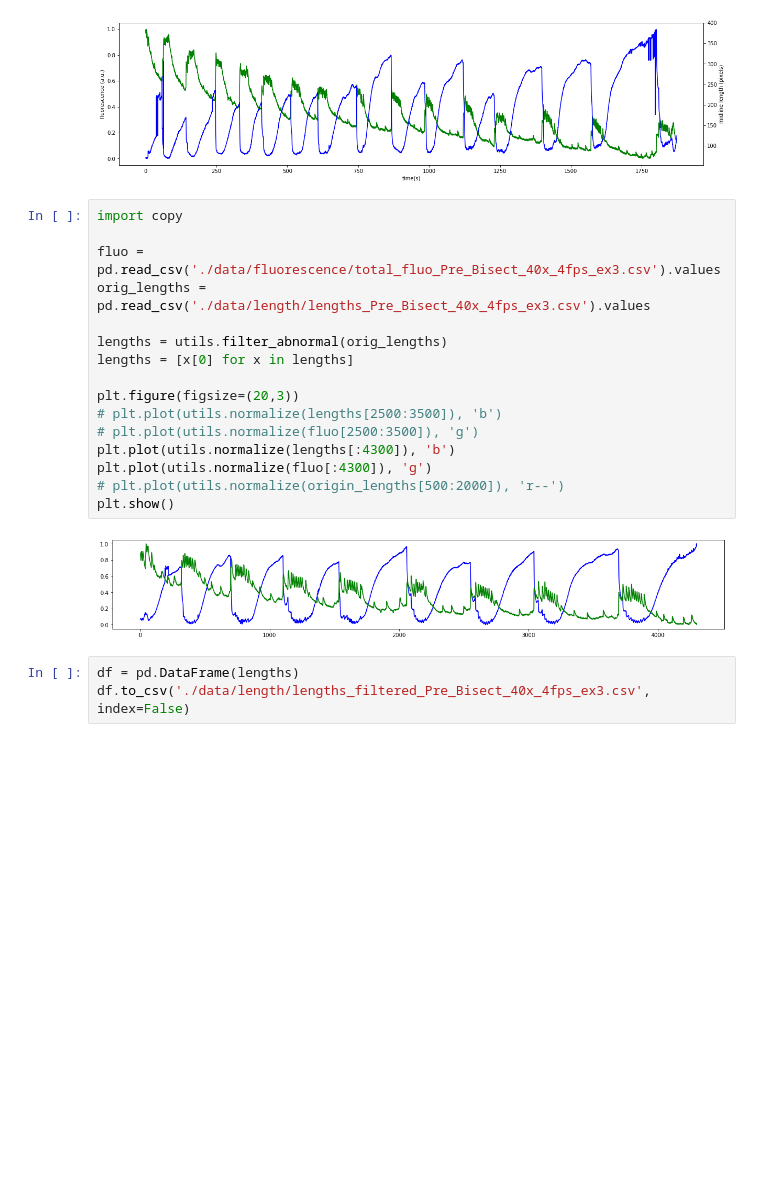
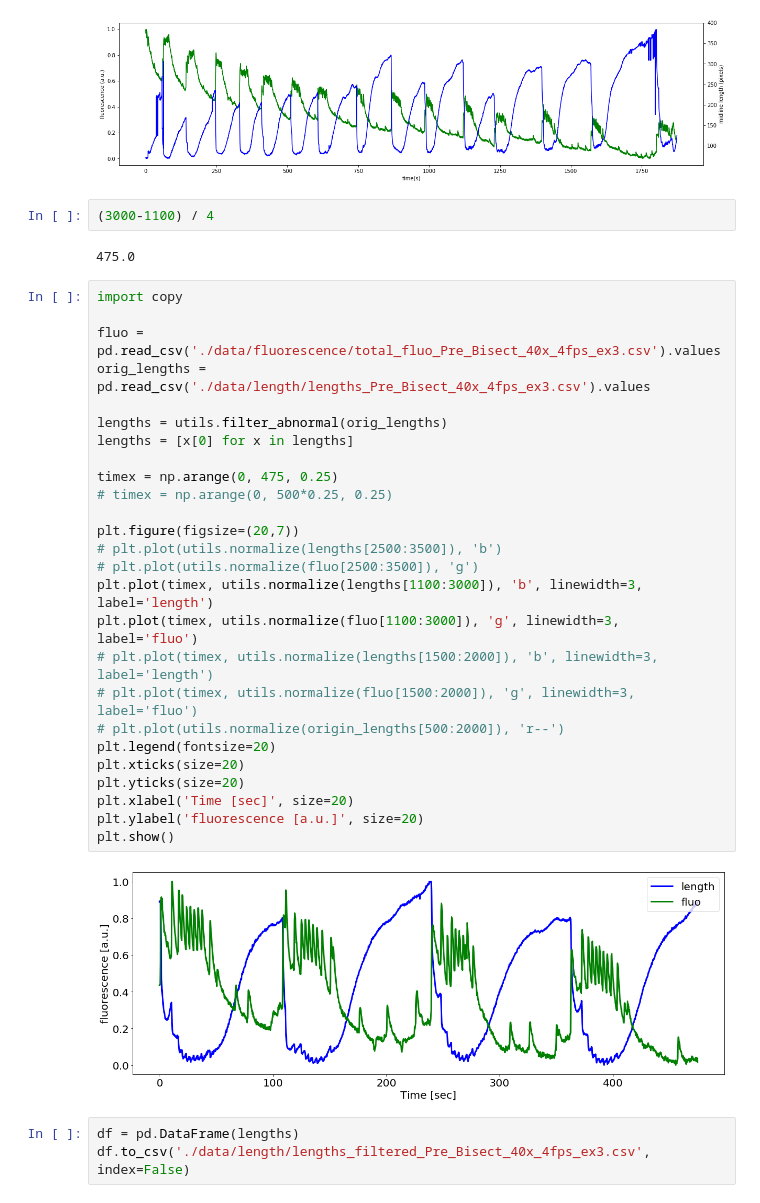
Before and after one commit to hengjiwang/hydracv, a Jupyter notebook: hydracv/_overlay_midline_and_fluo.ipynb, the cells around one changed output. Drawn from its saved outputs; the diff is of its cells as text; blank space fills up the shorter version.

Commit message:
Add sep fluo

```diff
--- a/hydracv/_overlay_midline_and_fluo.ipynb
+++ b/hydracv/_overlay_midline_and_fluo.ipynb
@@ -74,24 +71,38 @@ anlzr.add_midline_lens(VIDEONAME[5], FILEPATH[5])
 anlzr.plot_fluos_and_midline_lens(VIDEONAME[5])
 # %% [output]
 [figure]
+# %%
+(3000-1100) / 4
+# %% [output]
+475.0
 # %%
 import copy
 
 fluo = pd.read_csv('./data/fluorescence/total_fluo_Pre_Bisect_40x_4fps_ex3.csv').values
 orig_lengths = pd.read_csv('./data/length/lengths_Pre_Bisect_40x_4fps_ex3.csv').values
 
 lengths = utils.filter_abnormal(orig_lengths)
 lengths = [x[0] for x in lengths]
 
-plt.figure(figsize=(20,3))
+timex = np.arange(0, 475, 0.25)
+# timex = np.arange(0, 500*0.25, 0.25)
+
+plt.figure(figsize=(20,7))
 # plt.plot(utils.normalize(lengths[2500:3500]), 'b')
 # plt.plot(utils.normalize(fluo[2500:3500]), 'g')
-plt.plot(utils.normalize(lengths[:4300]), 'b')
-plt.plot(utils.normalize(fluo[:4300]), 'g')
+plt.plot(timex, utils.normalize(lengths[1100:3000]), 'b', linewidth=3, label='length')
+plt.plot(timex, utils.normalize(fluo[1100:3000]), 'g', linewidth=3, label='fluo')
+# plt.plot(timex, utils.normalize(lengths[1500:2000]), 'b', linewidth=3, label='length')
+# plt.plot(timex, utils.normalize(fluo[1500:2000]), 'g', linewidth=3, label='fluo')
 # plt.plot(utils.normalize(origin_lengths[500:2000]), 'r--')
+plt.legend(fontsize=20)
+plt.xticks(size=20)
+plt.yticks(size=20)
+plt.xlabel('Time [sec]', size=20)
+plt.ylabel('fluorescence [a.u.]', size=20)
 plt.show()
 # %% [output]
-[figure, old version]
+[figure, new version]
 # %%
 df = pd.DataFrame(lengths)
 df.to_csv('./data/length/lengths_filtered_Pre_Bisect_40x_4fps_ex3.csv', index=False)
```
Also changed, not shown: parts of 1 cell of this notebook, 14 other files.
